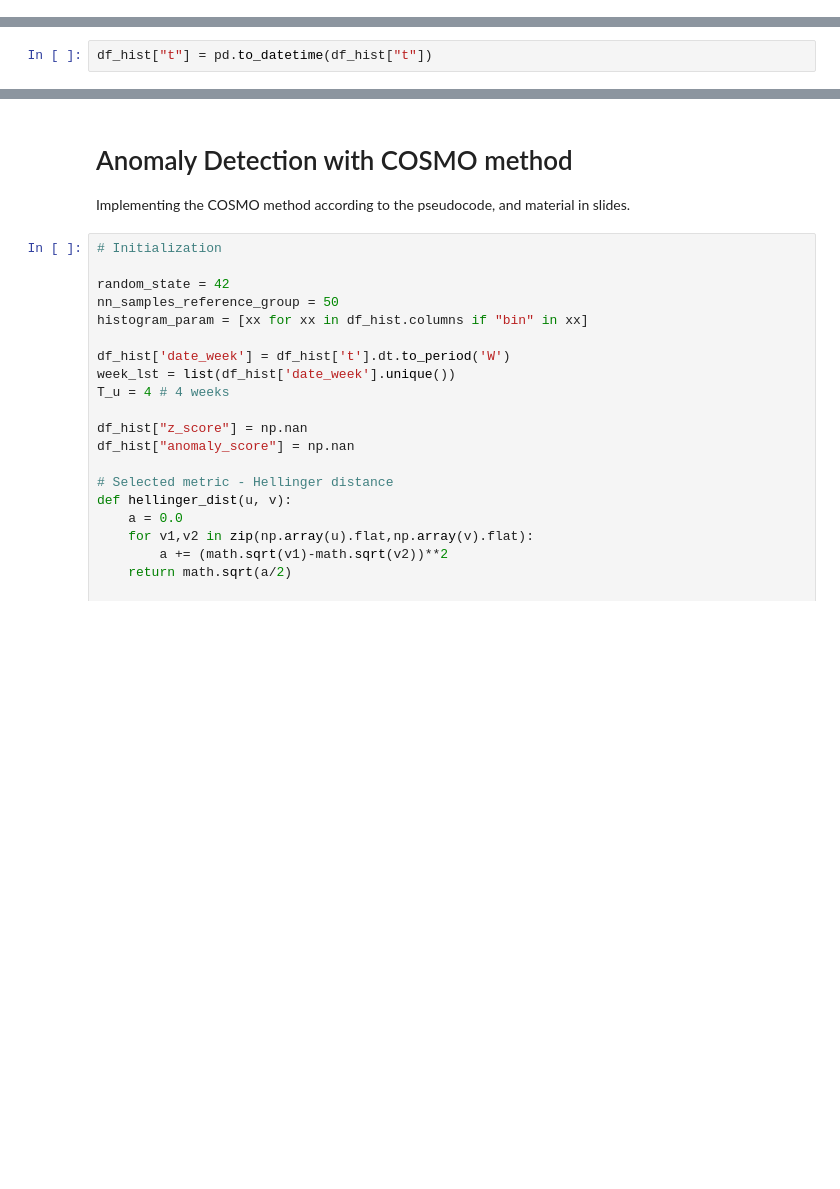
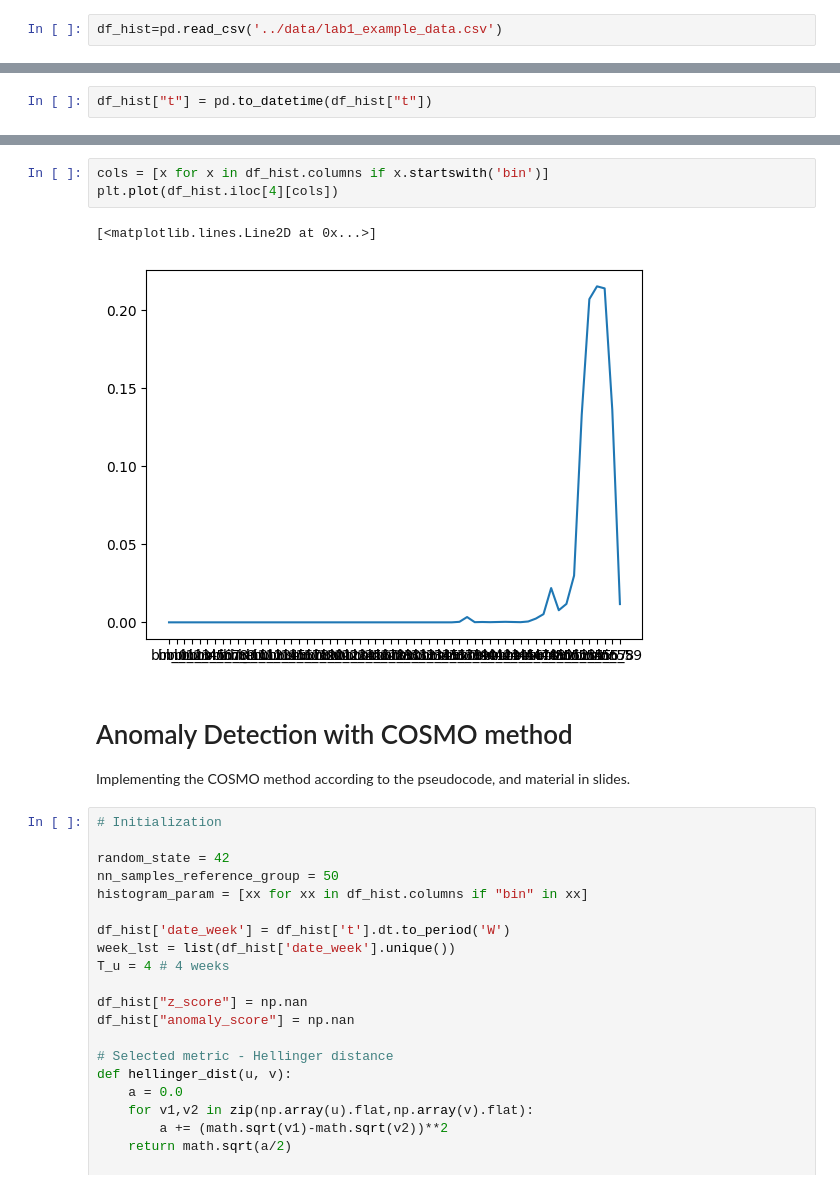
Before and after one commit to cerionXLII/PredictiveMaintenance, a Jupyter notebook: src/ML4PDM_lab1_std.ipynb, the cells around one changed output, grey strips where cells are left out. Drawn from its saved outputs; the diff is of its cells as text; blank space fills up the shorter version.

```diff
--- a/src/ML4PDM_lab1_std.ipynb
+++ b/src/ML4PDM_lab1_std.ipynb
@@ -40,2 +21,4 @@ df_hist=pd.read_csv('lab1_example_dataset.csv')
+# %%
+df_hist=pd.read_csv('../data/lab1_example_data.csv')
 # %%
 df_hist.head(5)
@@ -46,3 +61,9 @@ df_hist["t"] = pd.to_datetime(df_hist["t"])
+# %%
+cols = [x for x in df_hist.columns if x.startswith('bin')]
+plt.plot(df_hist.iloc[4][cols])
+# %% [output]
+[<matplotlib.lines.Line2D at 0x...>]
+[figure, added]
 # %% [markdown]
 # Anomaly Detection with COSMO method
 
```
Also changed, not shown: parts of 6 cells of this notebook, 1 other file.
